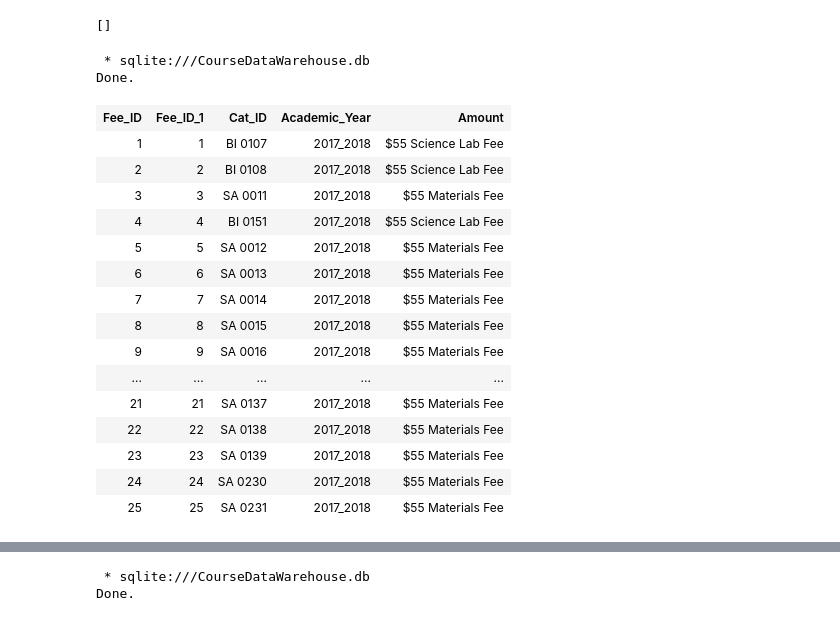
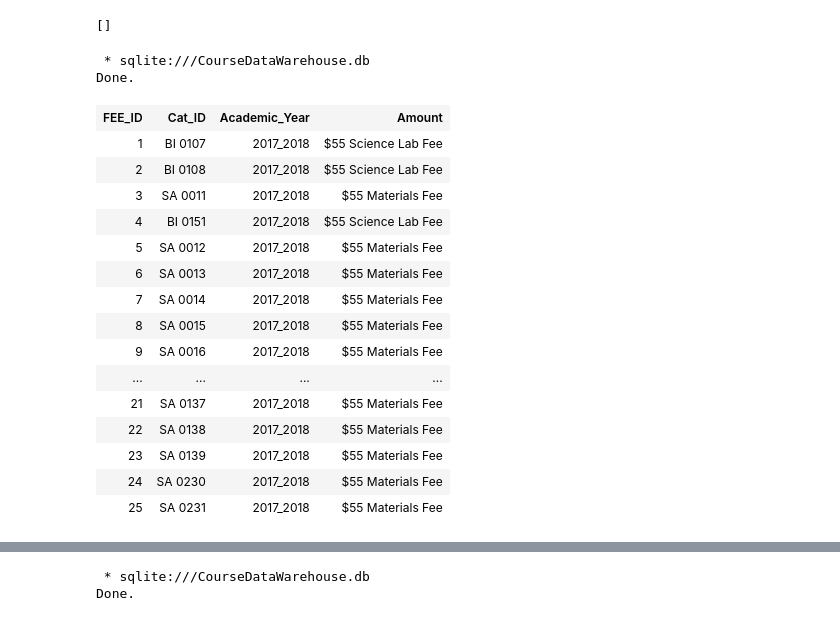
Before and after one commit to fairfield-university-ba-510-spring2019/final-project-team-new, a Jupyter notebook: Docs/CourseDataWarehouseETL.ipynb, the cells around one changed output, grey strips where cells are left out. Saved outputs shown, nothing was run; the diff lists cells and outputs as text; code cells hidden in the pictures.

```diff
--- a/Docs/CourseDataWarehouseETL.ipynb
+++ b/Docs/CourseDataWarehouseETL.ipynb
@@ -356,25 +356,25 @@ WHERE fee NOT NULL
 # %%
 %%sql
 
-SELECT ROWID, *
+SELECT *
 FROM Fees1
 LIMIT 25;
 # %% [output]
  * sqlite:///CourseDataWarehouse.db
 Done.
-| Fee_ID | Fee_ID_1 | Cat_ID | Academic_Year | Amount |
-| 1 | 1 | BI 0107 | 2017_2018 | $55 Science Lab Fee |
-| 2 | 2 | BI 0108 | 2017_2018 | $55 Science Lab Fee |
-| 3 | 3 | SA 0011 | 2017_2018 | $55 Materials Fee |
-| 4 | 4 | BI 0151 | 2017_2018 | $55 Science Lab Fee |
-| 5 | 5 | SA 0012 | 2017_2018 | $55 Materials Fee |
-| 6 | 6 | SA 0013 | 2017_2018 | $55 Materials Fee |
-| 7 | 7 | SA 0014 | 2017_2018 | $55 Materials Fee |
-| 8 | 8 | SA 0015 | 2017_2018 | $55 Materials Fee |
-| 9 | 9 | SA 0016 | 2017_2018 | $55 Materials Fee |
-| ... | ... | ... | ... | ... |
-| 21 | 21 | SA 0137 | 2017_2018 | $55 Materials Fee |
-| 22 | 22 | SA 0138 | 2017_2018 | $55 Materials Fee |
-| 23 | 23 | SA 0139 | 2017_2018 | $55 Materials Fee |
-| 24 | 24 | SA 0230 | 2017_2018 | $55 Materials Fee |
-| 25 | 25 | SA 0231 | 2017_2018 | $55 Materials Fee |
+| FEE_ID | Cat_ID | Academic_Year | Amount |
+| 1 | BI 0107 | 2017_2018 | $55 Science Lab Fee |
+| 2 | BI 0108 | 2017_2018 | $55 Science Lab Fee |
+| 3 | SA 0011 | 2017_2018 | $55 Materials Fee |
+| 4 | BI 0151 | 2017_2018 | $55 Science Lab Fee |
+| 5 | SA 0012 | 2017_2018 | $55 Materials Fee |
+| 6 | SA 0013 | 2017_2018 | $55 Materials Fee |
+| 7 | SA 0014 | 2017_2018 | $55 Materials Fee |
+| 8 | SA 0015 | 2017_2018 | $55 Materials Fee |
+| 9 | SA 0016 | 2017_2018 | $55 Materials Fee |
+| ... | ... | ... | ... |
+| 21 | SA 0137 | 2017_2018 | $55 Materials Fee |
+| 22 | SA 0138 | 2017_2018 | $55 Materials Fee |
+| 23 | SA 0139 | 2017_2018 | $55 Materials Fee |
+| 24 | SA 0230 | 2017_2018 | $55 Materials Fee |
+| 25 | SA 0231 | 2017_2018 | $55 Materials Fee |
```
Also changed, not shown: parts of 9 cells of this notebook, 2 other files.
